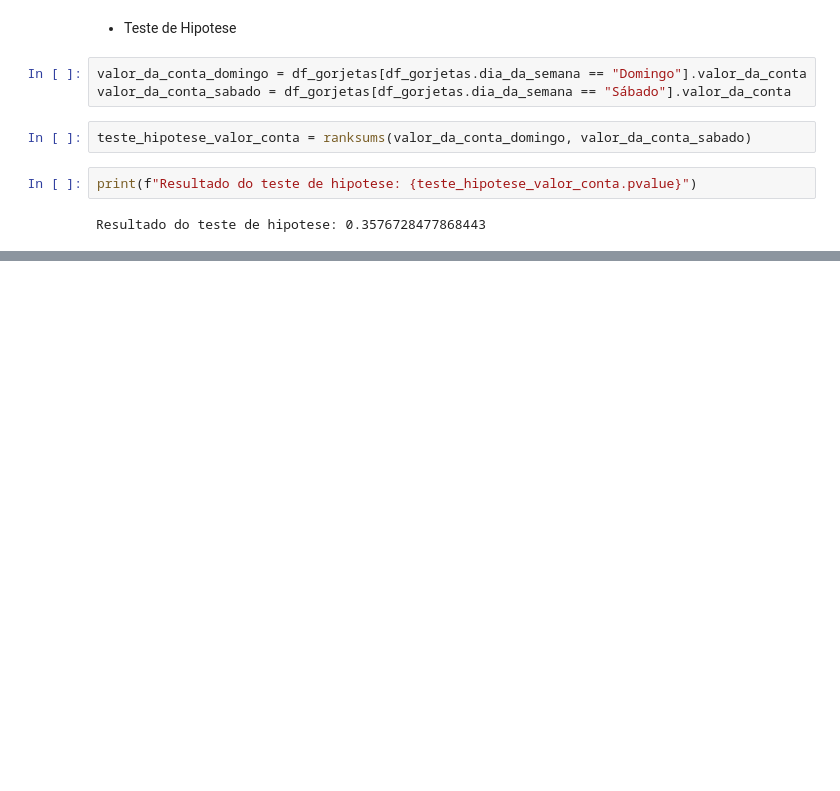
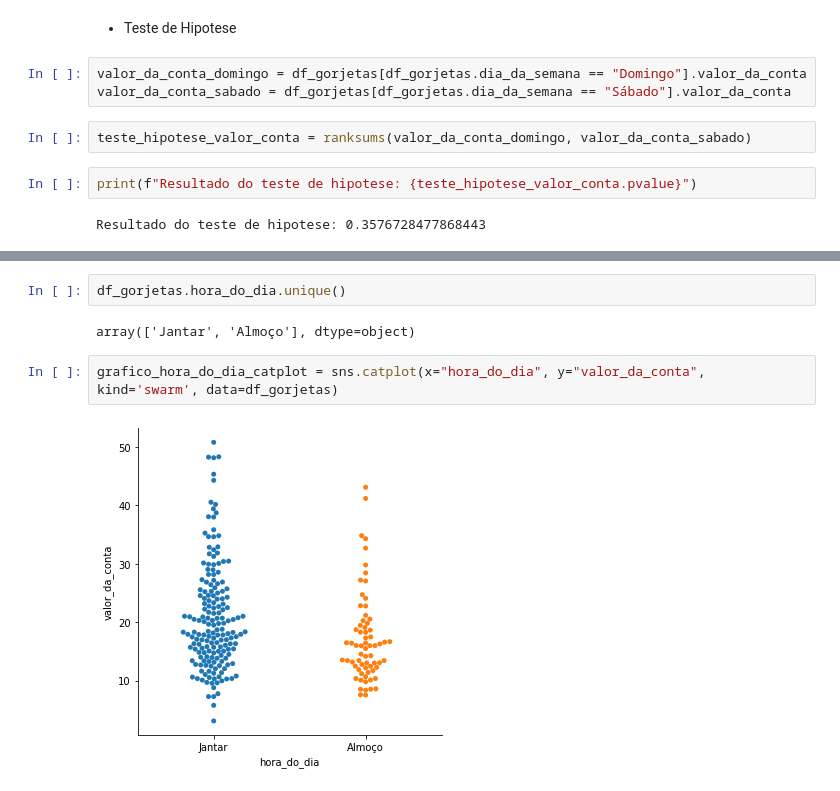
Before and after one commit to wagnergbriel/analise-de-dados, a Jupyter notebook: analise_gorjeta.ipynb, the cells around one changed output, grey strips where cells are left out. Saved outputs shown, nothing was run; the diff lists cells and outputs as text; blank space fills up the shorter version.

Commit message:
feat: analise das gorjetas pela hora do dia

```diff
--- a/analise_gorjeta.ipynb
+++ b/analise_gorjeta.ipynb
@@ -314,0 +334,8 @@ Resultado do teste de hipotese: 0.3576728477868443
+# %%
+df_gorjetas.hora_do_dia.unique()
+# %% [output]
+array(['Jantar', 'Almoço'], dtype=object)
+# %%
+grafico_hora_do_dia_catplot = sns.catplot(x="hora_do_dia", y="valor_da_conta", kind='swarm', data=df_gorjetas)
+# %% [output]
+[figure, added]
```
Also changed, not shown: parts of 13 cells of this notebook.
